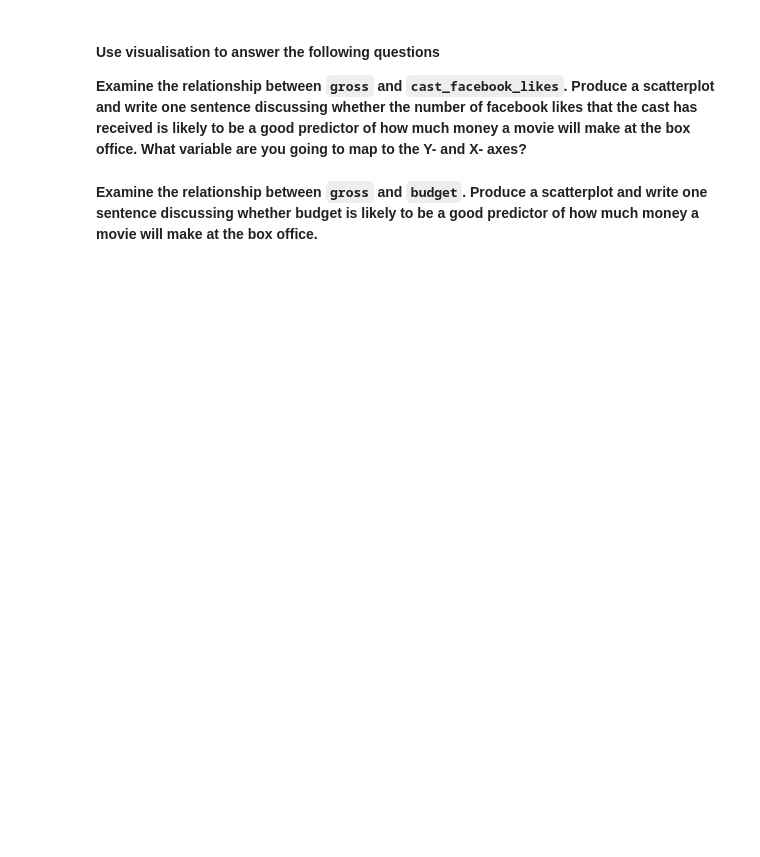
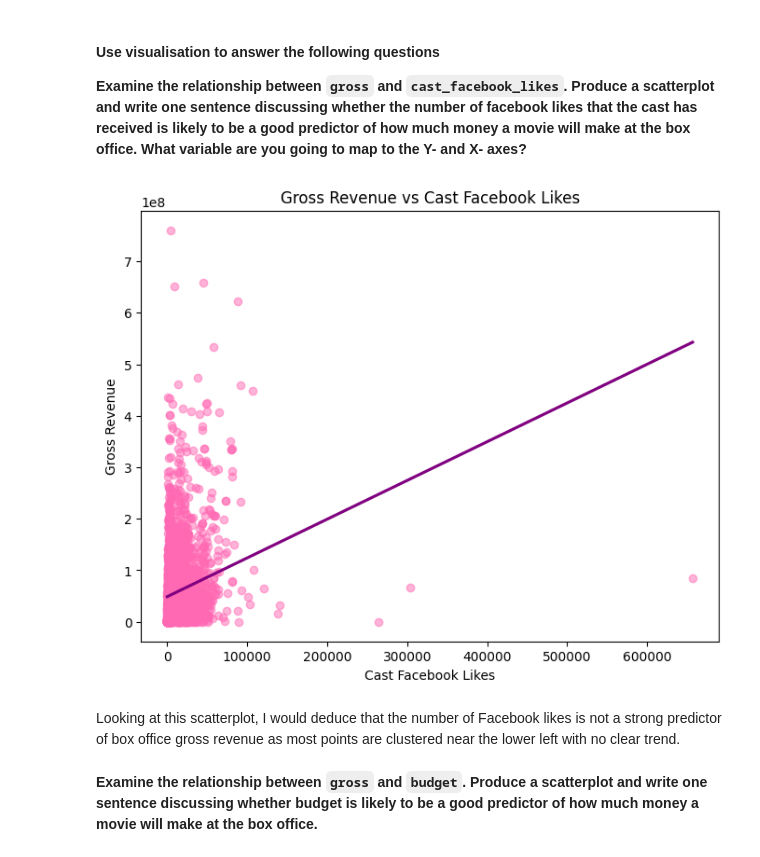
Before and after one commit to AnnaMariaReidel/Analytics-Through-Coding-AUT25-teaching, a Jupyter notebook: Session_2/Homework.ipynb, the cells around one changed output. Drawn from its saved outputs; the diff is of its cells as text; code cells hidden in the pictures; blank space fills up the shorter version.

```diff
--- a/Session_2/Homework.ipynb
+++ b/Session_2/Homework.ipynb
@@ -51,5 +173,24 @@ Besides the obvious variables of `title`, `genre`, `director`, `year`, and `dura
 #### Use visualisation to answer the following questions
 
 **Examine the relationship between `gross` and `cast_facebook_likes`. Produce a scatterplot and write one sentence discussing whether the number of facebook likes that the cast has received is likely to be a good predictor of how much money a movie will make at the box office. What variable are you going to map to the Y- and X- axes?**
+# %%
+plt.figure(figsize=(8,6))
+sns.regplot(
+    data=movies,
+    x = "cast_facebook_likes",
+    y = "gross",
+    scatter_kws = {"color":"hotpink", "alpha":0.5},
+    line_kws = {"color":"purple"},
+    ci = None
+)
+
+plt.title("Gross Revenue vs Cast Facebook Likes")
+plt.xlabel("Cast Facebook Likes")
+plt.ylabel("Gross Revenue")
+plt.show()
+# %% [output]
+[figure, added]
+# %% [markdown]
+Looking at this scatterplot, I would deduce that the number of Facebook likes is not a strong predictor of box office gross revenue as most points are clustered near the lower left with no clear trend.
 # %% [markdown]
 **Examine the relationship between `gross` and `budget`. Produce a scatterplot and write one sentence discussing whether budget is likely to be a good predictor of how much money a movie will make at the box office.**
```
Also changed, not shown: parts of 14 cells of this notebook, 1 other file.
